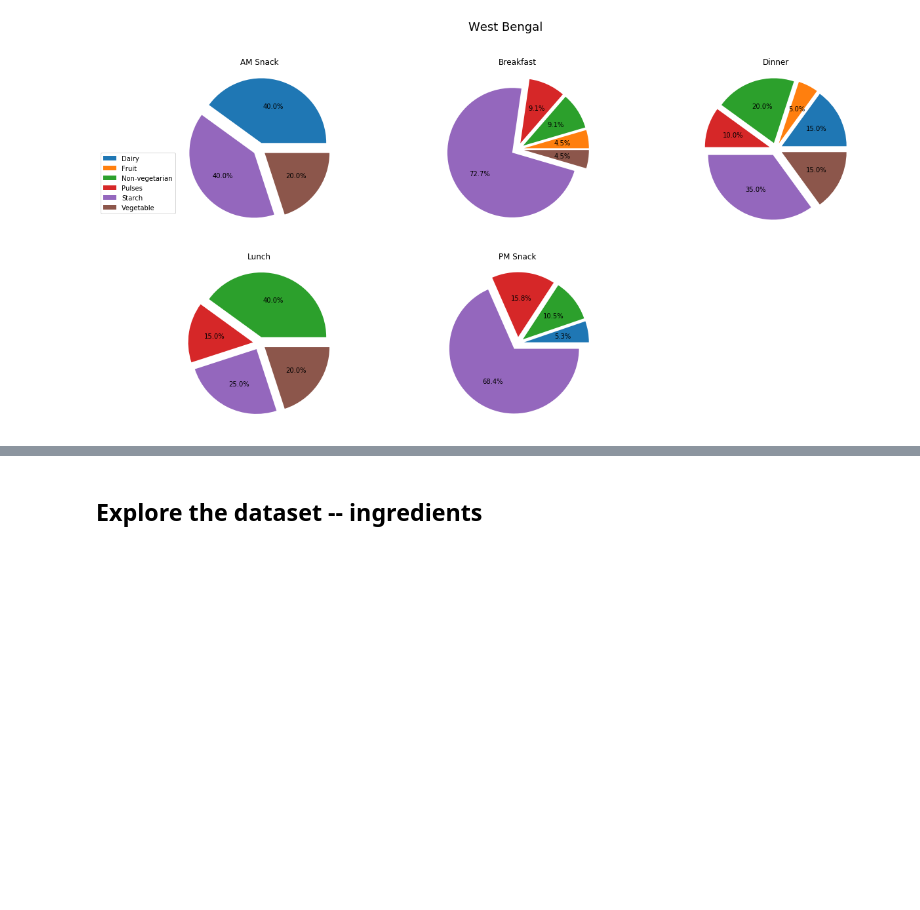
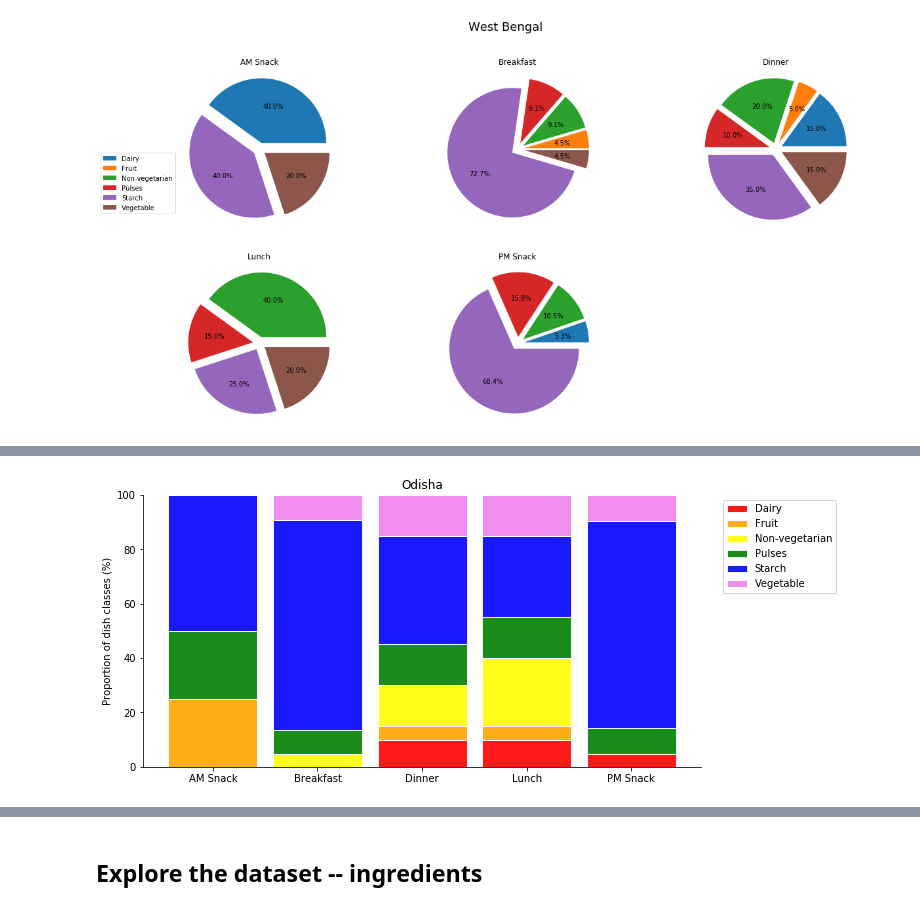
Before and after one commit to rochiecuevas/FoodChoice, a Jupyter notebook: Expert_Elicitation.ipynb, the cells around one changed output, grey strips where cells are left out. Drawn from its saved outputs; the diff is of its cells as text; code cells hidden in the pictures; blank space fills up the shorter version.

Commit message:
added stacked percentage bar graph

```diff
--- a/Expert_Elicitation.ipynb
+++ b/Expert_Elicitation.ipynb
@@ -568,3 +568,22 @@ for x in states:
 # %% [output]
 [figure]
 [figure]
+# %%
+# Create lists of percentages of dish classifications by occasion per state
+# 0 = Odisha; 1 = West Bengal
+pcts = []
+for state in states:
+    pcts_state = []
+    for x in df_grouped_classes3[state].columns.to_list():
+        pct = list(round((df_grouped_classes3[state][x]/df_grouped_classes3[state][x].sum() * 100),2))
+        pcts_state.append(pct)
+    pcts.append(pcts_state)
+print(pcts)
+
+# Define list of occasions
+occasions = df_grouped_classes3["Odisha"].columns.to_list()
+print(occasions)
+
+# Define list of dish classifications
+dish_classes = df_grouped_classes3["Odisha"].index.to_list()
+print(dish_classes)
@@ -570,0 +594,7 @@ for x in states:
+# %%
+# Create dataframes for percentage dish classes per occasion (one df per state)
+pct_OD = pd.DataFrame(pcts[0], index = occasions, columns = dish_classes)
+pct_WB = pd.DataFrame(pcts[1], index = occasions, columns = dish_classes)
+
+# Preview the dataframe
+pct_OD
@@ -570,0 +751,5 @@ for x in states:
+# %%
+# Create stacked percent bar chart for Odisha
+create_barchart(pct_OD, "Odisha")
+# %% [output]
+[figure, added]
```
Also changed, not shown: parts of 8 cells of this notebook.
